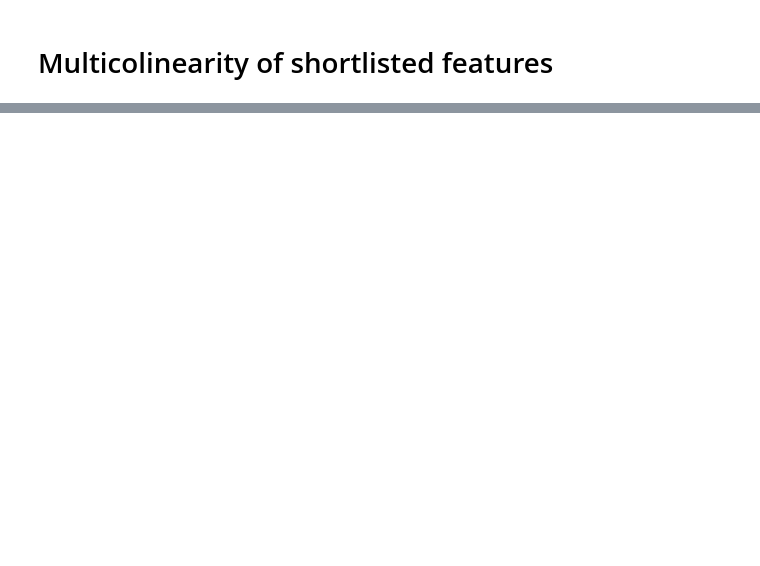
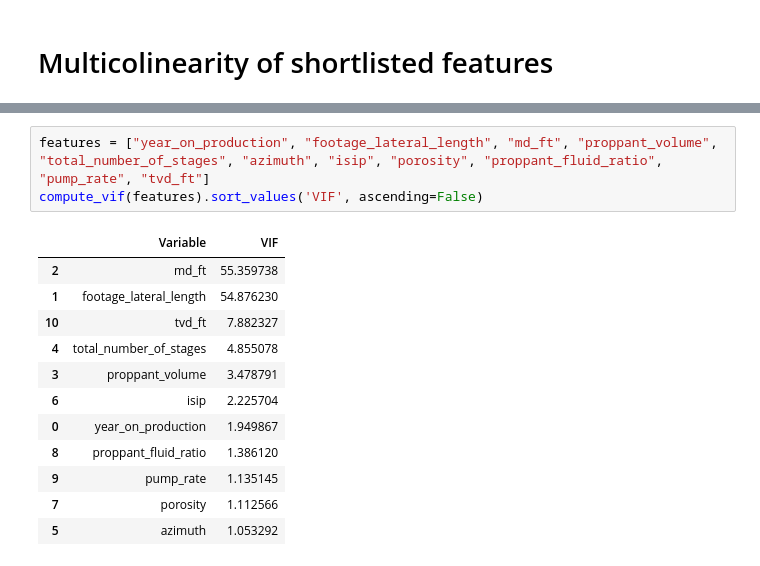
Before and after one commit to samuelcastan/predicting-gas-production, a Jupyter notebook: notebooks/eda.ipynb, the cells around one changed output, grey strips where cells are left out. Drawn from its saved outputs; the diff is of its cells as text; blank space fills up the shorter version.

Commit message:
adding year_on_production as feature in EDA

```diff
--- a/notebooks/eda.ipynb
+++ b/notebooks/eda.ipynb
@@ -216,0 +239,16 @@ MissingDataError: exog contains inf or nans
+# %%
+features = ["year_on_production", "footage_lateral_length", "md_ft", "proppant_volume", "total_number_of_stages", "azimuth", "isip", "porosity", "proppant_fluid_ratio", "pump_rate", "tvd_ft"]
+compute_vif(features).sort_values('VIF', ascending=False)
+# %% [output]
+|  | Variable | VIF |
+| 2 | md_ft | 55.359738 |
+| 1 | footage_lateral_length | 54.876230 |
+| 10 | tvd_ft | 7.882327 |
+| 4 | total_number_of_stages | 4.855078 |
+| 3 | proppant_volume | 3.478791 |
+| 6 | isip | 2.225704 |
+| 0 | year_on_production | 1.949867 |
+| 8 | proppant_fluid_ratio | 1.386120 |
+| 9 | pump_rate | 1.135145 |
+| 7 | porosity | 1.112566 |
+| 5 | azimuth | 1.053292 |
```
Also changed, not shown: parts of 15 cells of this notebook, 7 other files.
